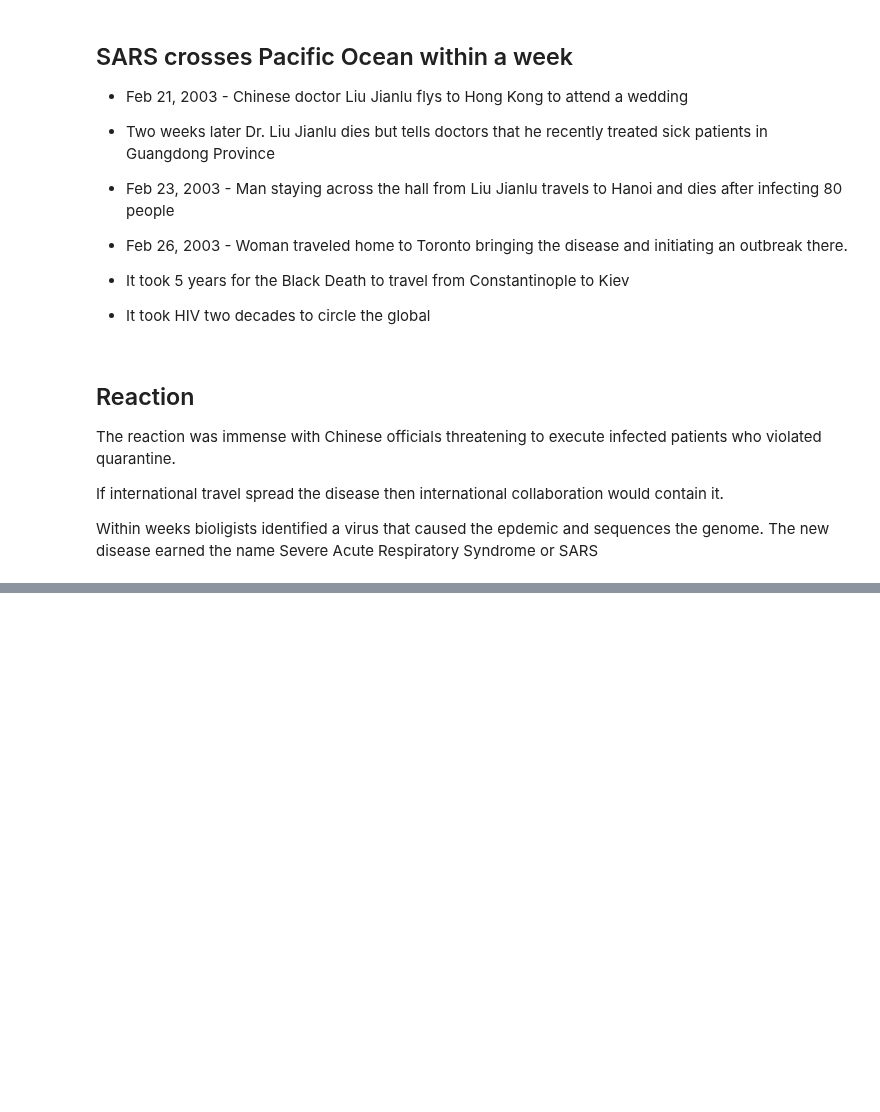
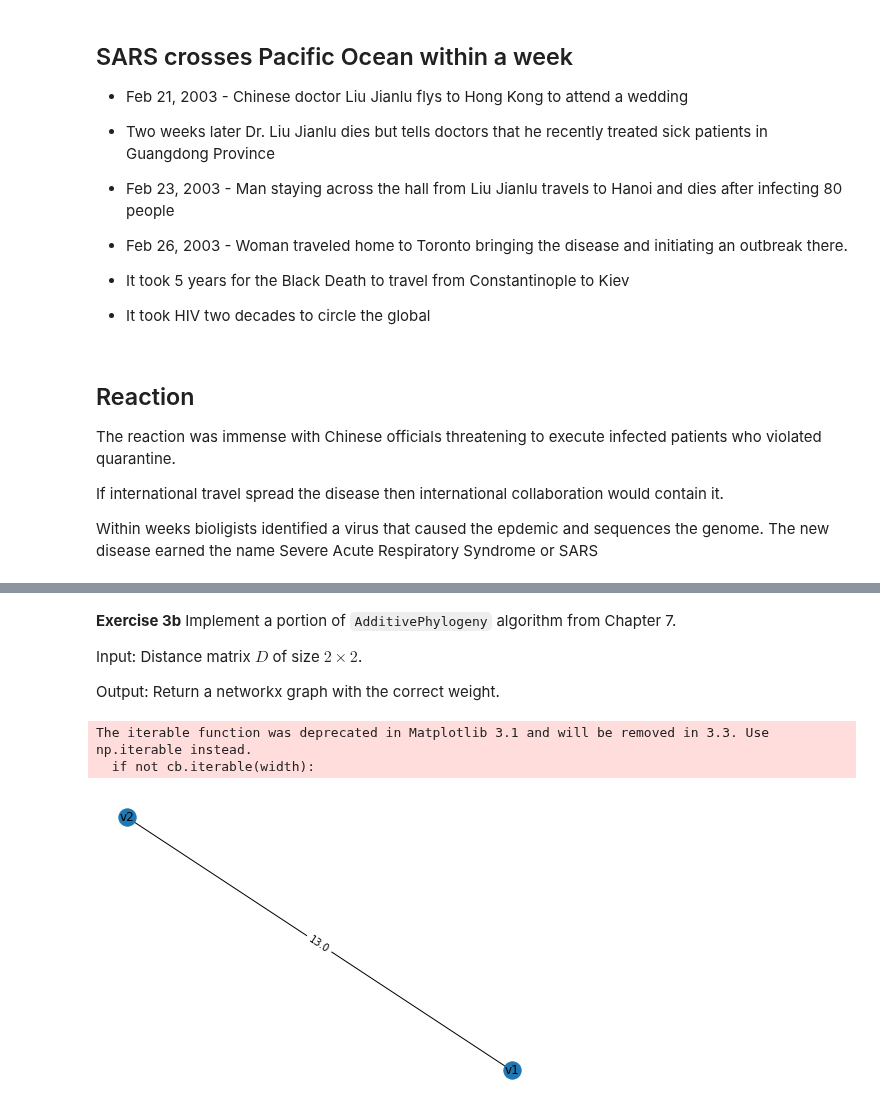
Before and after one commit to anderson-github-classroom/csc-448-student, a Jupyter notebook: labs/Lab2.ipynb, the cells around one changed output, grey strips where cells are left out. Drawn from its saved outputs; the diff is of its cells as text; code cells hidden in the pictures; blank space fills up the shorter version.

```diff
--- a/labs/Lab2.ipynb
+++ b/labs/Lab2.ipynb
@@ -332,0 +259,16 @@ Position: 3923621
+# %%
+import pandas as pd
+import numpy as np
+
+def limb(D,j):
+    min_length = np.Inf
+    nodes = D.drop(j).index
+    for ix,i in enumerate(nodes):
+        for kx in range(ix+1,len(nodes)):
+            k = nodes[kx]
+    return min_length
+
+names = ["v1","v2","v3","v4"]
+D = pd.DataFrame([[0,13,21,22],[13,0,12,13],[21,12,0,13],[22,13,13,0]],index=names,columns=names)
+display(D)
+limb(D,"v4")
@@ -332,0 +296,17 @@ Position: 3923621
+# %%
+Dorig = copy.copy(D)
+# %%
+def find(D,n):
+    nodes = D.drop(n).index
+    for ix,i in enumerate(nodes):
+        for kx in range(ix+1,len(nodes)):
+
+D = copy.copy(Dorig)
+display(D)
+limbLength = limb(D,D.index[-1]) # our algorithm will choose the last node
+n = D.index[-1]
+Dtrimmed = D.drop(n).drop(n,axis=1)
+for j in Dtrimmed.index:
+    D.loc[j,n] = D.loc[j,n] - limbLength
+    D.loc[n,j] = D.loc[j,n]
+find(D,"v4")
@@ -332,0 +320,18 @@ Position: 3923621
+# %% [markdown]
+**Exercise 3b** Implement a portion of ``AdditivePhylogeny`` algorithm from Chapter 7.
+
+Input: Distance matrix $D$ of size $2 \times 2$.
+
+Output: Return a networkx graph with the correct weight.
+# %%
+def base_case(D):
+    T = nx.Graph()
+    ## YOUR SOLUTION HERE
+    return T
+
+base_G = base_case(D.iloc[:2,:].iloc[:,:2])
+show(base_G)
+# %% [output]
+The iterable function was deprecated in Matplotlib 3.1 and will be removed in 3.3. Use np.iterable instead.
+  if not cb.iterable(width):
+[figure, added]
```
Also changed, not shown: parts of 85 cells of this notebook, 5 other files.
